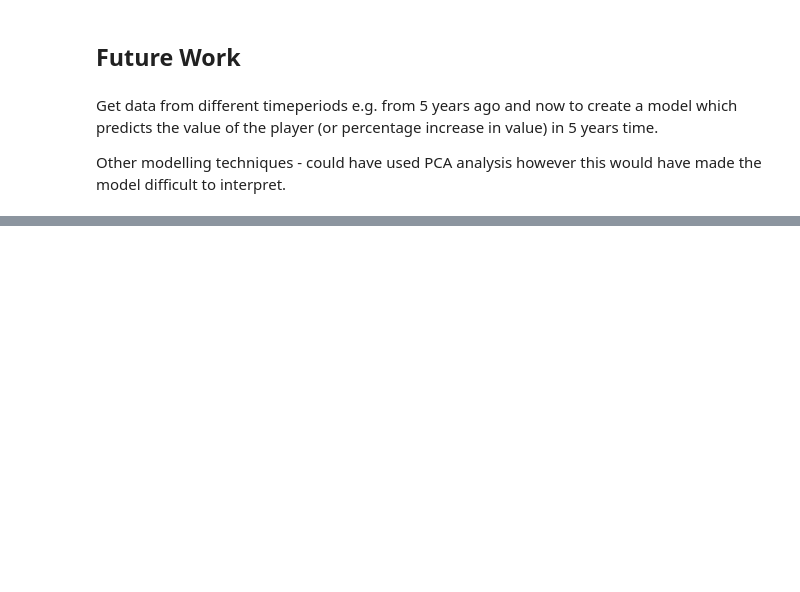
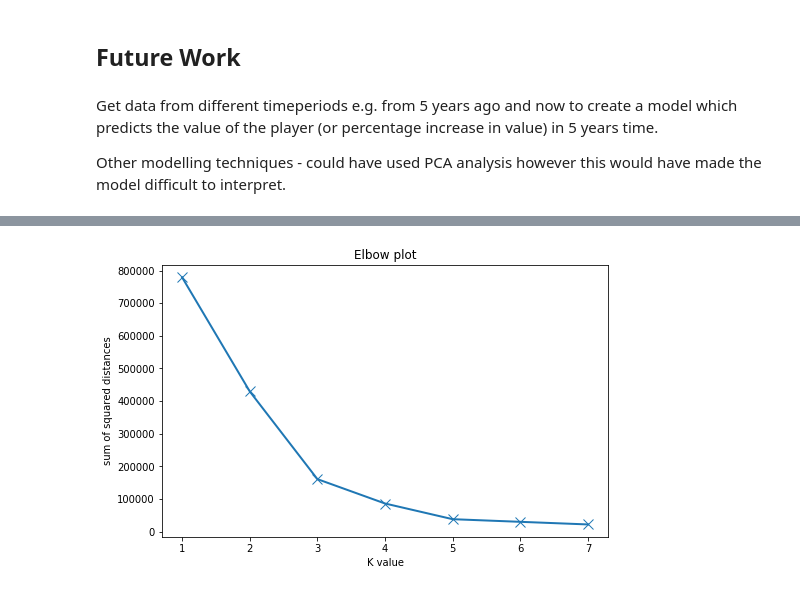
Before and after one commit to julian-west/sofifa-analysis, a Jupyter notebook: predicting player value.ipynb, the cells around one changed output, grey strips where cells are left out. Saved outputs shown, nothing was run; the diff lists cells and outputs as text; code cells hidden in the pictures; blank space fills up the shorter version.

```diff
--- a/predicting player value.ipynb
+++ b/predicting player value.ipynb
@@ -1431,0 +1397,4 @@ plt.show()
+# %%
+#shap values
+explainer_fe = shap.TreeExplainer(final_model)
+shap_values_full = explainer_fe.shap_values(full_data_features.sort_index())
@@ -1438,0 +1477,23 @@ Other modelling techniques - could have used PCA analysis however this would hav
+# %%
+from sklearn.manifold import TSNE
+from sklearn.cluster import KMeans
+
+#reduce dimensions
+shap_embedded = TSNE(n_components=2, perplexity=50).fit_transform(shap_values_full[:1000,:])
+# %%
+#find optimium clusters
+distances = []
+K = range(1,8)
+for k in K:
+    km = KMeans(n_clusters=k)
+    km = km.fit(shap_embedded)
+    distances.append(km.inertia_)
+
+plt.figure(figsize=(8,5))
+plt.plot(np.arange(1,8),distances,marker='x',linewidth=2,markersize=10)
+plt.title('Elbow plot')
+plt.xlabel('K value')
+plt.ylabel('sum of squared distances')
+plt.show()
+# %% [output]
+[figure, added]
```
Also changed, not shown: parts of 45 cells of this notebook, 2 other files.
